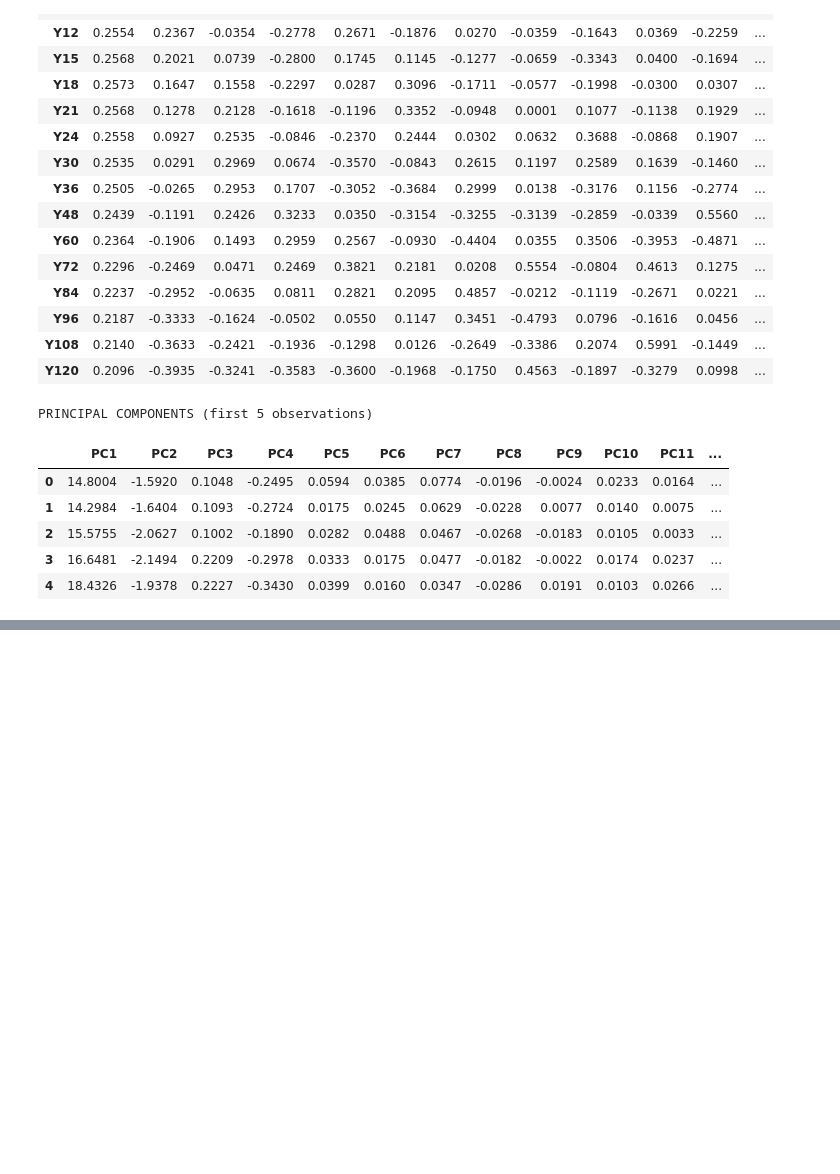
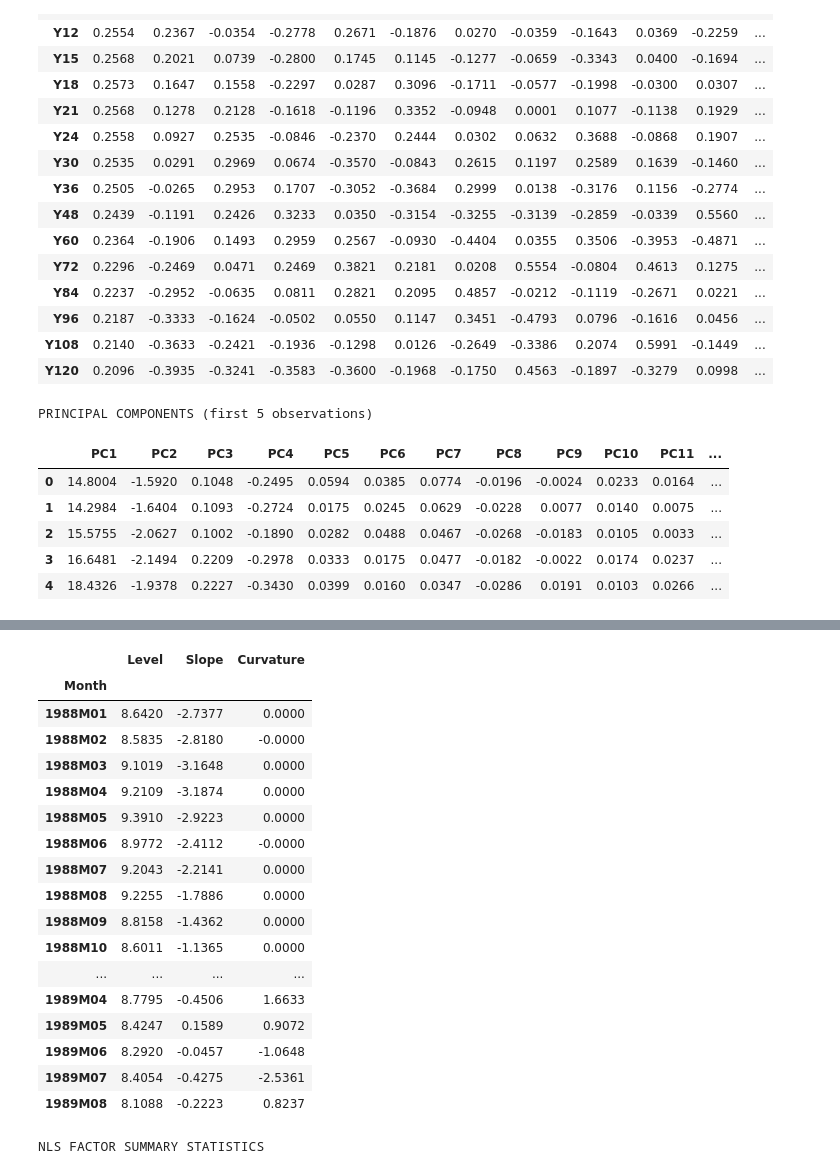
Before and after one commit to bashkip/qmf_a2, a Jupyter notebook: main.ipynb, the cells around one changed output, grey strips where cells are left out. Saved outputs shown, nothing was run; the diff lists cells and outputs as text; code cells hidden in the pictures; blank space fills up the shorter version.

Commit message:
lowkey got the results

```diff
--- a/main.ipynb
+++ b/main.ipynb
@@ -371,0 +449,53 @@ PRINCIPAL COMPONENTS (first 5 observations)
+# %%
+# ===== NELSON-SIEGEL WITH ESTIMATED LAMBDA =====
+def ns_loadings(lam, tau):
+    L1 = np.ones(len(tau))
+    L2 = (1 - np.exp(-lam * tau)) / (lam * tau)
+    L3 = L2 - np.exp(-lam * tau)
+    return np.column_stack([L1, L2, L3])
+
+def ns_objective(params, y, tau):
+    lam = params[0]
+    f1, f2, f3 = params[1], params[2], params[3]
+    L = ns_loadings(lam, tau)
+    y_hat = L @ np.array([f1, f2, f3])
+    return np.sum((y - y_hat)**2)
+
+# Store results
+factors_nls = np.zeros((len(yields_only), 3))
+lambdas = np.zeros(len(yields_only))
+
+for t in range(len(yields_only)):
+    y_t = yields_only.iloc[t].values
+
+    # Initial guess: lambda=0.0609, factors from fixed-lambda model
+    L_init = ns_loadings(0.0609, maturities)                      ############## Initialization is very important, set between 0.01 - 0.10 if want result near 0.06
+    f_init = np.linalg.lstsq(L_init, y_t, rcond=None)[0]
+    x0 = [0.0609, f_init[0], f_init[1], f_init[2]]
+
+    # Bounds: lambda > 0
+    bounds = [(0.001, 1), (None, None), (None, None), (None, None)]
+
+    res = minimize(ns_objective, x0, args=(y_t, maturities), bounds=bounds, method='L-BFGS-B')
+
+    lambdas[t] = res.x[0]
+    factors_nls[t] = res.x[1:4]
+
+# Create DataFrames
+lambda_series = pd.Series(lambdas, index=data_df['Month'], name='Lambda')
+factors_nls_df = pd.DataFrame(factors_nls, index=data_df['Month'], columns=['Level', 'Slope', 'Curvature'])
+
+print("ESTIMATED LAMBDA SERIES")
+print(f"Mean: {lambdas.mean():.4f}")
+print(f"Std:  {lambdas.std():.4f}")
+print(f"Min:  {lambdas.min():.4f}")
+print(f"Max:  {lambdas.max():.4f}")
+print(f"Fixed value: 0.0609")
+print("LAMBDAS (first 10 obs)")
+print(lambda_series.head(10))
+print("\nNLS FACTORS (first 10 obs)")
+display(factors_nls_df.head(20).round(4))
+
+print("\nNLS FACTOR SUMMARY STATISTICS")
+display(factors_nls_df.describe().round(4))
+# %% [output]
@@ -371,0 +519,19 @@ PRINCIPAL COMPONENTS (first 5 observations)
+|  | Level | Slope | Curvature |
+| Month |  |  |  |
+| 1988M01 | 8.6420 | -2.7377 | 0.0000 |
+| 1988M02 | 8.5835 | -2.8180 | -0.0000 |
+| 1988M03 | 9.1019 | -3.1648 | 0.0000 |
+| 1988M04 | 9.2109 | -3.1874 | 0.0000 |
+| 1988M05 | 9.3910 | -2.9223 | 0.0000 |
+| 1988M06 | 8.9772 | -2.4112 | -0.0000 |
+| 1988M07 | 9.2043 | -2.2141 | 0.0000 |
+| 1988M08 | 9.2255 | -1.7886 | 0.0000 |
+| 1988M09 | 8.8158 | -1.4362 | 0.0000 |
+| 1988M10 | 8.6011 | -1.1365 | 0.0000 |
+| ... | ... | ... | ... |
+| 1989M04 | 8.7795 | -0.4506 | 1.6633 |
+| 1989M05 | 8.4247 | 0.1589 | 0.9072 |
+| 1989M06 | 8.2920 | -0.0457 | -1.0648 |
+| 1989M07 | 8.4054 | -0.4275 | -2.5361 |
+| 1989M08 | 8.1088 | -0.2223 | 0.8237 |
+NLS FACTOR SUMMARY STATISTICS
```
Also changed, not shown: parts of 10 cells of this notebook.
